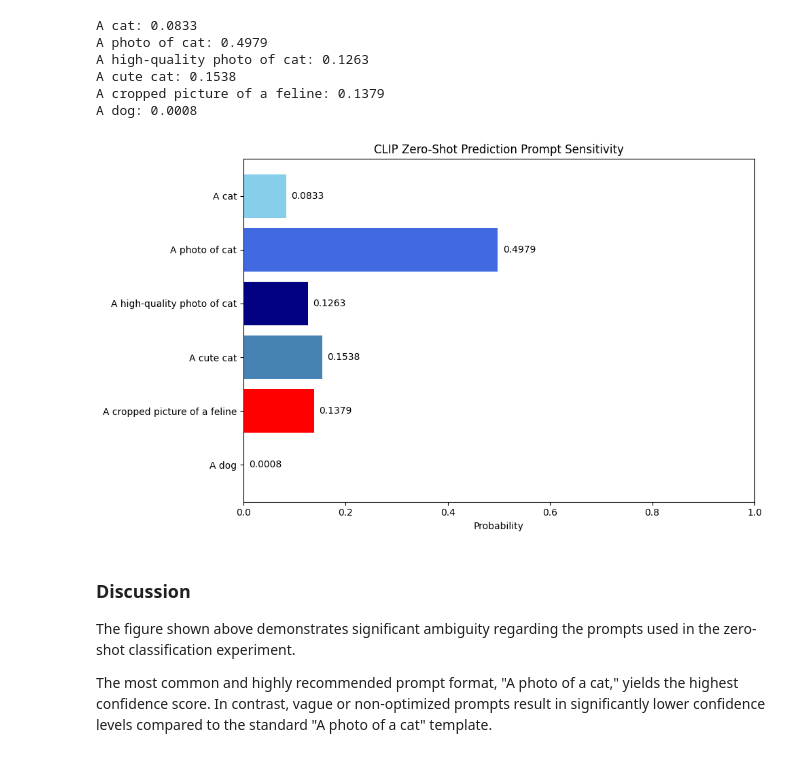
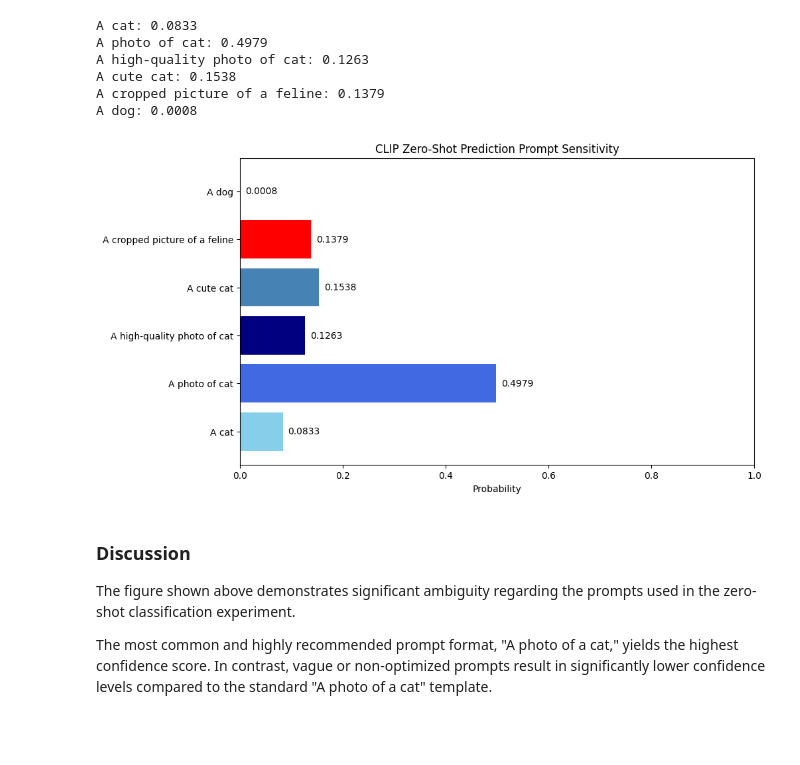
Before and after one commit to EdwinZhanCN/Projects-in-ML-and-AI, a Jupyter notebook: homework6.ipynb, the cells around one changed output. Cells and saved outputs as stored; diff of their text form; code cells hidden in the pictures; blank space fills up the shorter version.

```diff
--- a/homework6.ipynb
+++ b/homework6.ipynb
@@ -269,20 +269,17 @@ A dog: 0.0008
 # %%
 # Drawing a figure to represent the sensitivity of prompt
 plt.figure(figsize=(10, 6))
 bars = plt.barh(prompts, probs, color=['skyblue', 'royalblue', 'navy', 'steelblue', 'red'])
 plt.xlabel('Probability')
 plt.title('CLIP Zero-Shot Prediction Prompt Sensitivity')
 plt.xlim(0, 1)
 
 for bar in bars:
     plt.text(bar.get_width() + 0.01, bar.get_y() + bar.get_height()/2,
              f'{bar.get_width():.4f}', va='center')
-
-plt.gca().invert_yaxis()
-plt.tight_layout()
 plt.show()
 # %% [output]
-[figure, old version]
+[figure, new version]
 # %% [markdown]
 ### Discussion
 
```
